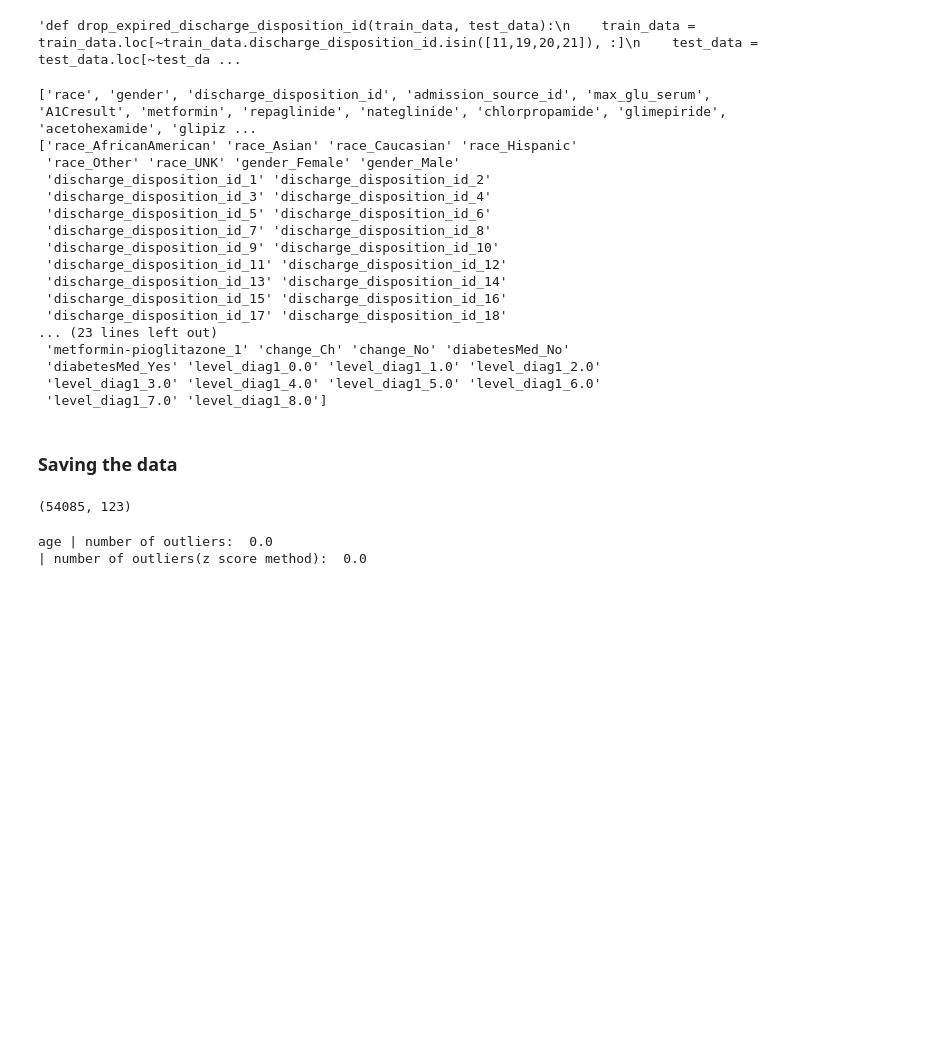
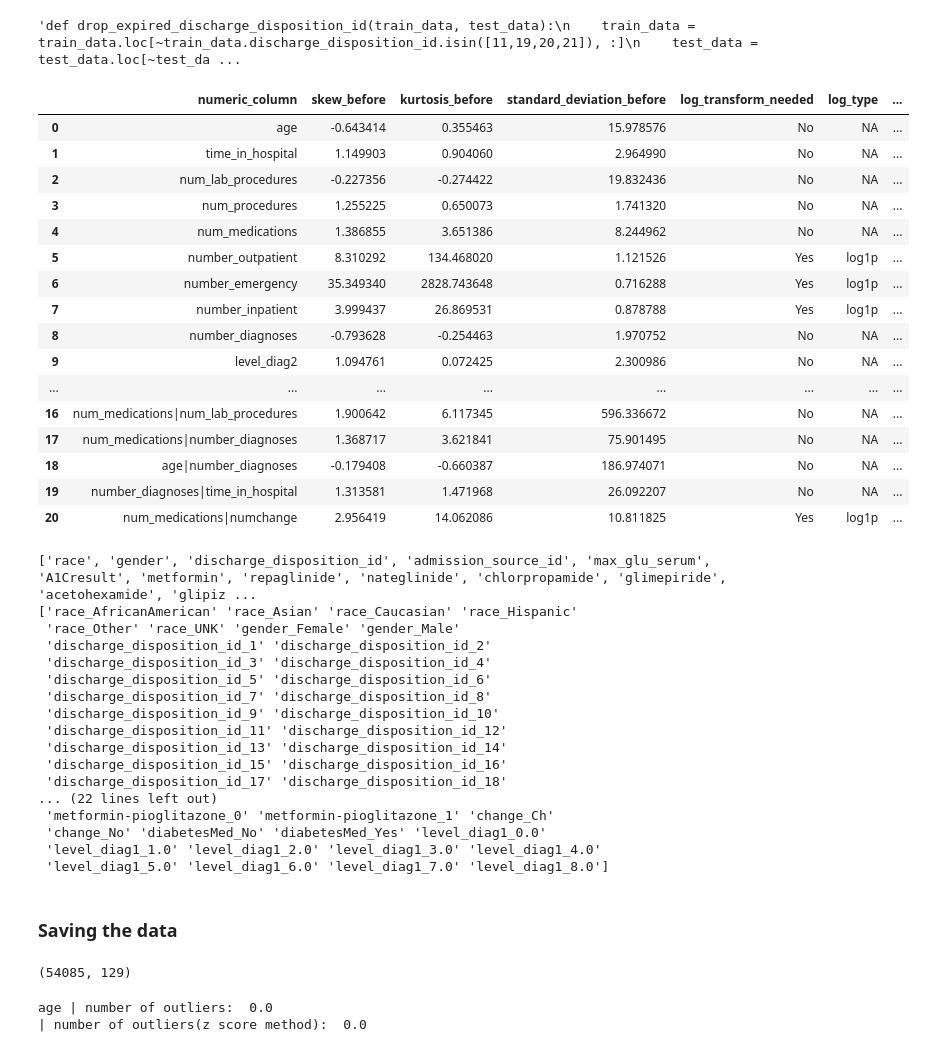
Before and after one commit to BasselAli1/Kaggle_Competition, a Jupyter notebook: Data_processing.ipynb, the cells around one changed output. Drawn from its saved outputs; the diff is of its cells as text; code cells hidden in the pictures; blank space fills up the shorter version.

Commit message:
Update Data_processing.ipynb
1- adding_interaction_variables
2- check_skewness and take the log
3- encode A1Cresult and max_glu_serum
f1 score is 0.654

```diff
--- a/Data_processing.ipynb
+++ b/Data_processing.ipynb
@@ -502,48 +502,53 @@ def choose_best_categorical_features(train_data, test_data, output, k =10):
 train_data = pd.read_csv("train.csv")
 test_data = pd.read_csv("test.csv")
 
 train_data, test_data = replace_question_mark_with_nan(train_data, test_data)
 train_data, test_data = drop_no_variance_features(train_data, test_data)
 train_data, test_data = remove_missing_gender_values(train_data, test_data)
 train_data = drop_duplicated_patients_in_training(train_data)
-
 train_data, test_data = drop_columns_with_lots_of_missing_data(train_data, test_data)
-
 train_data, test_data = fill_missing_diag_values(train_data, test_data)
 train_data, test_data = fill_missing_race_with_UNK(train_data, test_data)
-
 #train_data, test_data = construct_service_utilization_feature(train_data, test_data)
-
 #train_data, test_data = drop_expired_discharge_disposition_id(train_data, test_data)
-
-#train_data, test_data = encode_A1Cresult_and_max_glu_serum(train_data, test_data)
-
+train_data, test_data = encode_A1Cresult_and_max_glu_serum(train_data, test_data)
 #train_data, test_data = encode_admission_source_id(train_data, test_data)
 #train_data, test_data = encode_discharge_disposition_id(train_data, test_data)
-
 train_data, test_data = convert_age_to_numerical(train_data, test_data)
-
-
 train_data, test_data = count_the_change_in_medications(train_data, test_data)
 train_data, test_data = count_whether_he_takes_medications_and_convert_medications_to_0_1(train_data, test_data)
 train_data, test_data = drop_encounter_id_and_patient_id(train_data, test_data)
 train_data, test_data = make_columns_string(train_data, test_data)
-#train_data, test_data = adding_interaction_variables(train_data, test_data)
-#train_data , test_data = check_skewness_and_take_log_of_skeweed_features(train_data, test_data)
+train_data, test_data = adding_interaction_variables(train_data, test_data)
+train_data , test_data = check_skewness_and_take_log_of_skeweed_features(train_data, test_data)
 #train_data = remove_outliers(train_data)
-
 #train_data, test_data = remove_low_variance_columns(train_data, test_data)
-
 output, train_data = encode_output(train_data)
-
 train_data, test_data = replace_admission_type_id(train_data, test_data)
 train_data, test_data = drop_diag_2_and_3(train_data, test_data)
 train_data, test_data = drop_categorical_features_with_one_value(train_data, test_data)
 #train_data, test_data = choose_best_categorical_features(train_data, test_data, output, k=15)
 non_numeric_columns_train, non_numeric_columns_test = one_hot_encode_object_columns(train_data, test_data)
 numeric_columns_train_standrized, numeric_columns_test_standrized = standarize_numeric_features(train_data, test_data)
 all_columns_train, all_columns_test = combine(numeric_columns_train_standrized, numeric_columns_test_standrized, non_numeric_columns_train, non_numeric_columns_test)
 # %% [output]
+|  | numeric_column | skew_before | kurtosis_before | standard_deviation_before | log_transform_needed | log_type | ... |
+| 0 | age | -0.643414 | 0.355463 | 15.978576 | No | NA | ... |
+| 1 | time_in_hospital | 1.149903 | 0.904060 | 2.964990 | No | NA | ... |
+| 2 | num_lab_procedures | -0.227356 | -0.274422 | 19.832436 | No | NA | ... |
+| 3 | num_procedures | 1.255225 | 0.650073 | 1.741320 | No | NA | ... |
+| 4 | num_medications | 1.386855 | 3.651386 | 8.244962 | No | NA | ... |
+| 5 | number_outpatient | 8.310292 | 134.468020 | 1.121526 | Yes | log1p | ... |
+| 6 | number_emergency | 35.349340 | 2828.743648 | 0.716288 | Yes | log1p | ... |
+| 7 | number_inpatient | 3.999437 | 26.869531 | 0.878788 | Yes | log1p | ... |
+| 8 | number_diagnoses | -0.793628 | -0.254463 | 1.970752 | No | NA | ... |
+| 9 | level_diag2 | 1.094761 | 0.072425 | 2.300986 | No | NA | ... |
+| ... | ... | ... | ... | ... | ... | ... | ... |
+| 16 | num_medications|num_lab_procedures | 1.900642 | 6.117345 | 596.336672 | No | NA | ... |
+| 17 | num_medications|number_diagnoses | 1.368717 | 3.621841 | 75.901495 | No | NA | ... |
+| 18 | age|number_diagnoses | -0.179408 | -0.660387 | 186.974071 | No | NA | ... |
+| 19 | number_diagnoses|time_in_hospital | 1.313581 | 1.471968 | 26.092207 | No | NA | ... |
+| 20 | num_medications|numchange | 2.956419 | 14.062086 | 10.811825 | Yes | log1p | ... |
 ['race', 'gender', 'discharge_disposition_id', 'admission_source_id', 'max_glu_serum', 'A1Cresult', 'metformin', 'repaglinide', 'nateglinide', 'chlorpropamide', 'glimepiride', 'acetohexamide', 'glipiz ...
 ['race_AfricanAmerican' 'race_Asian' 'race_Caucasian' 'race_Hispanic'
  'race_Other' 'race_UNK' 'gender_Female' 'gender_Male'
@@ -556,11 +561,11 @@ all_columns_train, all_columns_test = combine(numeric_columns_train_standrized,
  'discharge_disposition_id_13' 'discharge_disposition_id_14'
  'discharge_disposition_id_15' 'discharge_disposition_id_16'
  'discharge_disposition_id_17' 'discharge_disposition_id_18'
-... (23 lines left out)
- 'metformin-pioglitazone_1' 'change_Ch' 'change_No' 'diabetesMed_No'
- 'diabetesMed_Yes' 'level_diag1_0.0' 'level_diag1_1.0' 'level_diag1_2.0'
- 'level_diag1_3.0' 'level_diag1_4.0' 'level_diag1_5.0' 'level_diag1_6.0'
- 'level_diag1_7.0' 'level_diag1_8.0']
+... (22 lines left out)
+ 'metformin-pioglitazone_0' 'metformin-pioglitazone_1' 'change_Ch'
+ 'change_No' 'diabetesMed_No' 'diabetesMed_Yes' 'level_diag1_0.0'
+ 'level_diag1_1.0' 'level_diag1_2.0' 'level_diag1_3.0' 'level_diag1_4.0'
+ 'level_diag1_5.0' 'level_diag1_6.0' 'level_diag1_7.0' 'level_diag1_8.0']
 # %% [markdown]
 ### Saving the data
 # %%
@@ -570,7 +575,7 @@ output.to_pickle('train_output.pkl')
 # %%
 all_columns_train.shape
 # %% [output]
-(54085, 123)
+(54085, 129)
 # %%
 def plot_box_plots_print_percentage_of_outliers(train_data):
     for i in train_data._get_numeric_data().columns:
```
